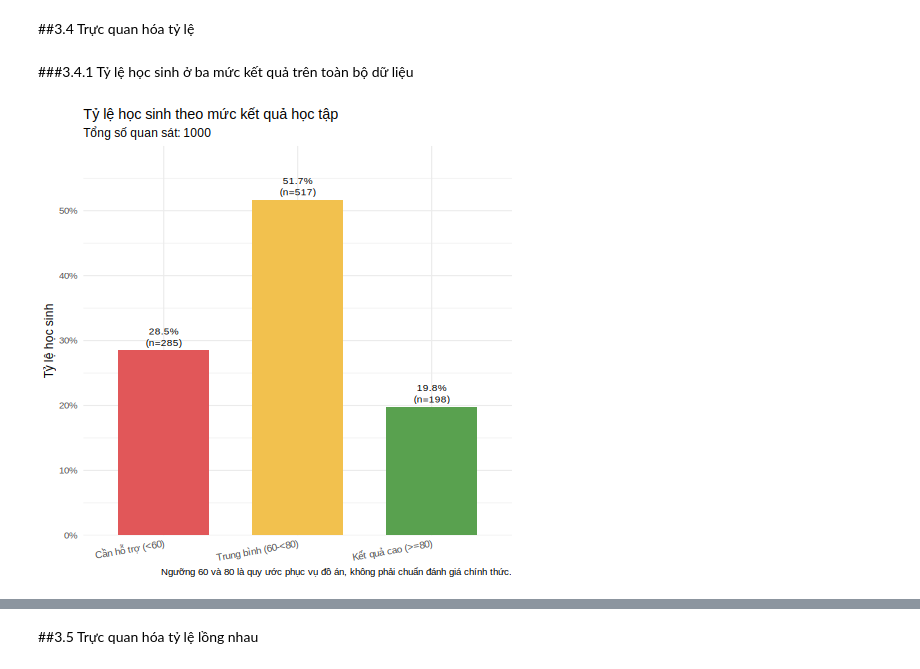
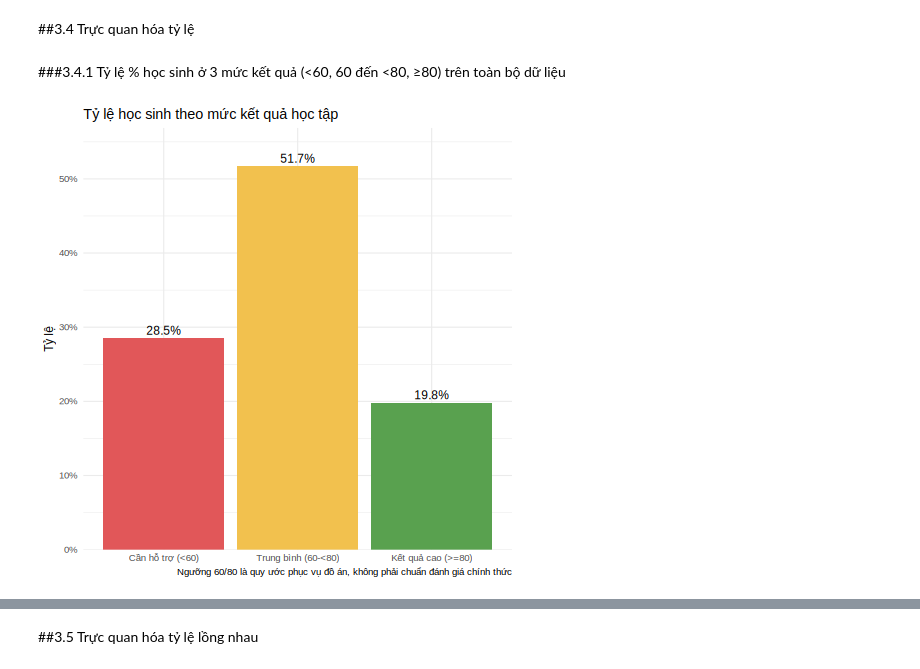
Before and after one commit to 25-DoThanQuocKhanh-24174600024/DHKL18A1HN_Do_An_Nhom_2_CD_3, a Jupyter notebook: Đồ_Án_1_Nhóm_2_2_DHKL18A1HN.ipynb, the cells around one changed output, grey strips where cells are left out. Saved outputs shown, nothing was run; the diff lists cells and outputs as text; code cells hidden in the pictures.

```diff
--- a/Đồ_Án_1_Nhóm_2_2_DHKL18A1HN.ipynb
+++ b/Đồ_Án_1_Nhóm_2_2_DHKL18A1HN.ipynb
@@ -1426,13 +1458,2 @@ R error message: 'Error in leveneTest(average_score ~ race_ethnicity, data = df)
 # %% [markdown]
 ##3.4 Trực quan hóa tỷ lệ
-# %%
-%%R
-
-library(scales)
-
-# Thứ tự và màu sắc nhất quán giữa các biểu đồ
-perf_levels <- c("Cần hỗ trợ (<60)", "Trung bình (60-<80)", "Kết quả cao (>=80)")
-perf_cols <- c("#E15759", "#F2C14E", "#59A14F")
-
-df <- df |>
-  mutate(performance = factor(performance, levels = perf_levels))
@@ -1439,26 +1464,17 @@ df <- df |>
 # %% [markdown]
-###3.4.1 Tỷ lệ học sinh ở ba mức kết quả trên toàn bộ dữ liệu
+###3.4.1 Tỷ lệ % học sinh ở 3 mức kết quả (<60, 60 đến <80, ≥80) trên toàn bộ dữ liệu
 # %%
-
 %%R
-# Biểu đồ cột: tỷ lệ từng mức kết quả trong toàn bộ dữ liệu
-# Dùng để mô tả cơ cấu chung; các cột cùng chung mẫu số là tổng số học sinh.
-p34a_data <- df |>
-  count(performance) |>
-  mutate(pct = n / sum(n),
-         nhan = paste0(percent(pct, accuracy = 0.1), "\n(n=", n, ")"))
-
-p34a <- ggplot(p34a_data, aes(x = performance, y = pct, fill = performance)) +
-  geom_col(width = 0.68, show.legend = FALSE) +
-  geom_text(aes(label = nhan), vjust = -0.25, size = 3.5, lineheight = 0.95) +
-  scale_fill_manual(values = perf_cols, drop = FALSE) +
-  scale_y_continuous(labels = percent, limits = c(0, NA),
-                     expand = expansion(mult = c(0, 0.16))) +
+# [p34a] Biểu đồ CỘT: tỷ lệ % học sinh ở 3 mức kết quả (<60, 60-<80, >=80) trên toàn bộ dữ liệu  -> plots/3.4a_ty_le_muc_ket_qua.png
+p34a <- df |> count(performance) |> mutate(pct = n / sum(n)) |>
+  ggplot(aes(performance, pct, fill = performance)) +
+  geom_col(show.legend = FALSE) +
+  geom_text(aes(label = percent(pct, 0.1)), vjust = -0.4) +
+  scale_fill_manual(values = perf_cols) +
+  scale_y_continuous(labels = percent, expand = expansion(mult = c(0, .1))) +
   labs(title = "Tỷ lệ học sinh theo mức kết quả học tập",
-       subtitle = paste0("Tổng số quan sát: ", nrow(df)),
-       caption = "Ngưỡng 60 và 80 là quy ước phục vụ đồ án, không phải chuẩn đánh giá chính thức.",
-       x = NULL, y = "Tỷ lệ học sinh") +
-  theme(axis.text.x = element_text(angle = 10, hjust = 1))
+       caption = "Ngưỡng 60/80 là quy ước phục vụ đồ án, không phải chuẩn đánh giá chính thức",
+       x = NULL, y = "Tỷ lệ")
 save_plot(p34a, "3.4a_ty_le_muc_ket_qua")
 # %% [output]
-[figure, old version]
+[figure, new version]
```
Also changed, not shown: parts of 28 cells of this notebook.
